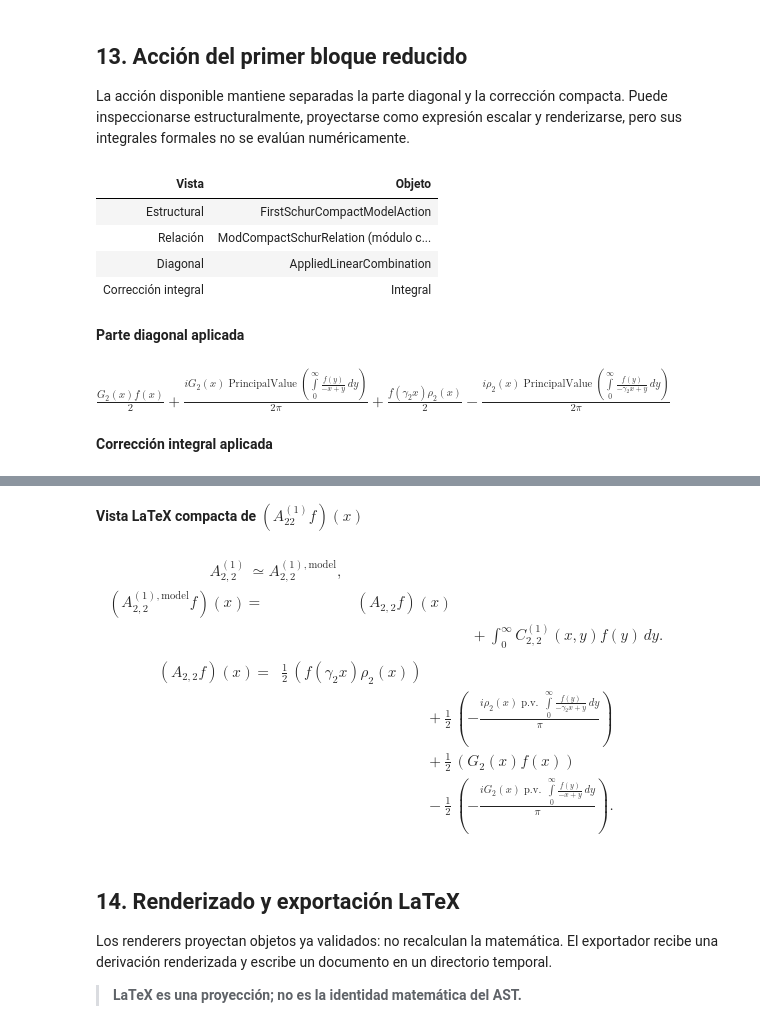
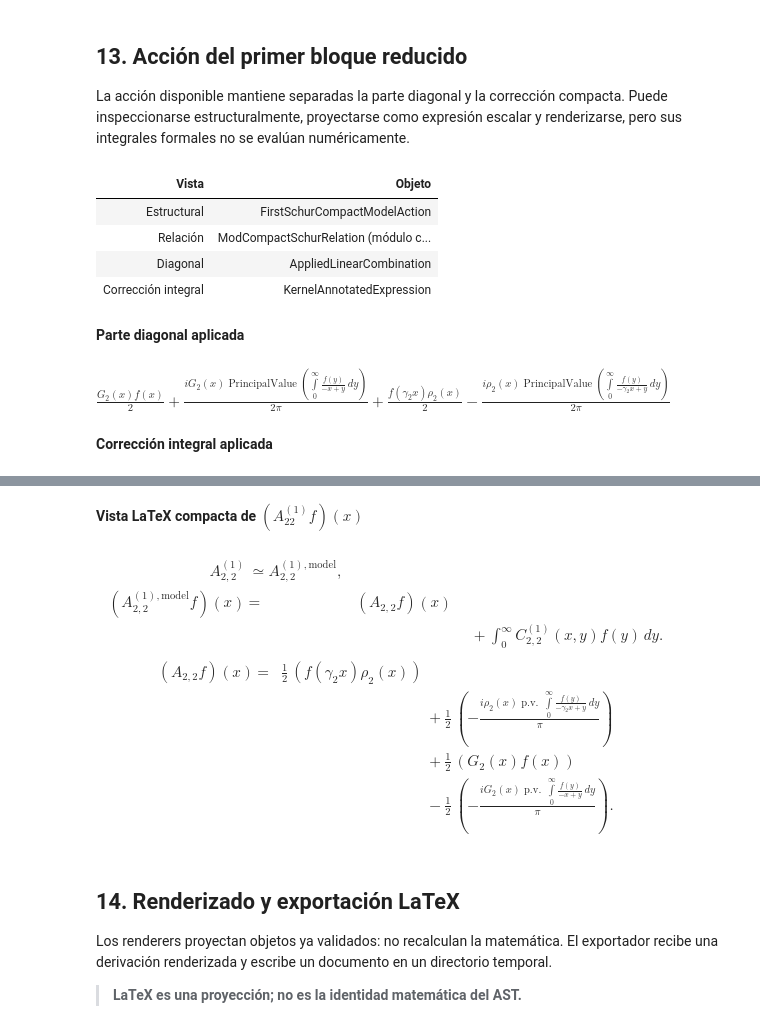
Before and after one commit to EnriqueDiazO/symbolic-operator-calculus, a Jupyter notebook: notebooks/thesis_symbolic_operator_calculus_guide.ipynb, the cells around one changed output, grey strips where cells are left out. Cells and saved outputs as stored; diff of their text form; code cells hidden in the pictures.

Commit message:
feat: add P0 semantic safety barriers

```diff
--- a/notebooks/thesis_symbolic_operator_calculus_guide.ipynb
+++ b/notebooks/thesis_symbolic_operator_calculus_guide.ipynb
@@ -86,6 +86,16 @@ gamma1, gamma2, d = sp.symbols(
 x, y, u, v = sp.symbols("x y u v", real=True, positive=True)
 t, lam = sp.symbols("t lambda", real=True)
 f = sp.Function("f")
+r11_out, r11_in = sp.symbols("r11_out r11_in", real=True, positive=True)
+regularizer_kernel = soc.KernelRepresentation(
+    operator=soc.a11_formal_regularizer(),
+    kernel_expression=sp.Function("R11")(r11_out, r11_in),
+    output_variable=r11_out,
+    input_variable=r11_in,
+    integration_domain=soc.IntegrationDomain(0, sp.oo, "positive half-line"),
+    semantic_status=soc.KernelRepresentationStatus.FORMAL,
+    hypotheses=("explicit formal kernel assumption for this guide",),
+)
 
 tabla(
     ("Componente", "Valor"),
@@ -528,7 +538,8 @@ schur_trace = soc.build_first_schur_derivation_trace(
     input_variable=y,
     outer_variable=u,
     middle_variable=v,
-    rules=soc.mvp_atomic_rules(),
+    rules=soc.mvp_atomic_rules(regularizer_kernel=regularizer_kernel),
+    regularizer_kernel=regularizer_kernel,
 )
 rendered_schur = soc.render_first_schur_derivation_latex(schur_trace)
 schur_by_key = {step.key: step for step in rendered_schur.steps}
@@ -610,25 +621,25 @@ La acción disponible mantiene separadas la parte diagonal y la corrección comp
 # %%
 compact_action = schur_trace.compact_action
 tabla(
     ("Vista", "Objeto"),
     (
         ("Estructural", type(compact_action).__name__),
         ("Relación", type(compact_action.relation).__name__ + " (módulo compactos)"),
         ("Diagonal", type(compact_action.diagonal).__name__),
         ("Corrección integral", type(compact_action.correction).__name__),
     ),
 )
 mostrar_formula("Parte diagonal aplicada", compact_action.diagonal.as_expr())
-mostrar_formula("Corrección integral aplicada", compact_action.correction)
+mostrar_formula("Corrección integral aplicada", compact_action.correction.expression)
 display(Markdown("**Vista LaTeX compacta de $(A_{22}^{(1)}f)(x)$**"))
 display(Math(schur_by_key["compact_model_action"].latex))
-assert compact_action.as_expr() == compact_action.diagonal.as_expr() + compact_action.correction
+assert compact_action.as_expr() == compact_action.diagonal.as_expr() + compact_action.correction.expression
 # %% [output]
 | Vista | Objeto |
 | Estructural | FirstSchurCompactModelAction |
 | Relación | ModCompactSchurRelation (módulo c... |
 | Diagonal | AppliedLinearCombination |
-| Corrección integral | Integral |
+| Corrección integral | KernelAnnotatedExpression |
 **Parte diagonal aplicada**
 $\displaystyle \frac{G_{2}{\left(x \right)} f{\left(x \right)}}{2} + \frac{i G_{2}{\left(x \right)} \operatorname{PrincipalValue}{\left(\int\limits_{0}^{\infty} \frac{f{\left(y \right)}}{- x + y}\, dy \right)}}{2 \pi} + \frac{f{\left(\gamma_{2} x \right)} \rho_{2}{\left(x \right)}}{2} - \frac{i \rho_{2}{\left(x \right)} \operatorname{PrincipalValue}{\left(\int\limits_{0}^{\infty} \frac{f{\left(y \right)}}{- \gamma_{2} x + y}\, dy \right)}}{2 \pi}$
 **Corrección integral aplicada**
```
Also changed, not shown: parts of 6 cells of this notebook, 35 other files.
